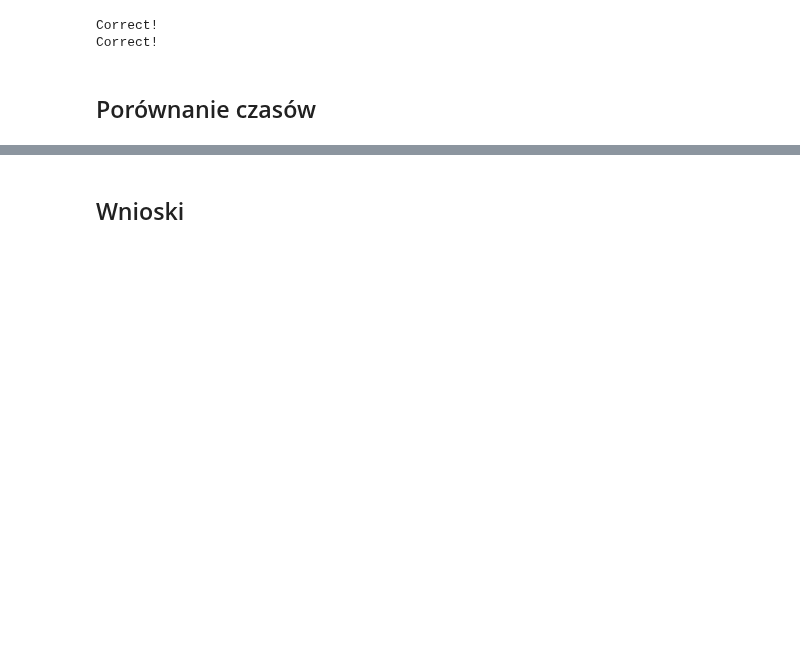
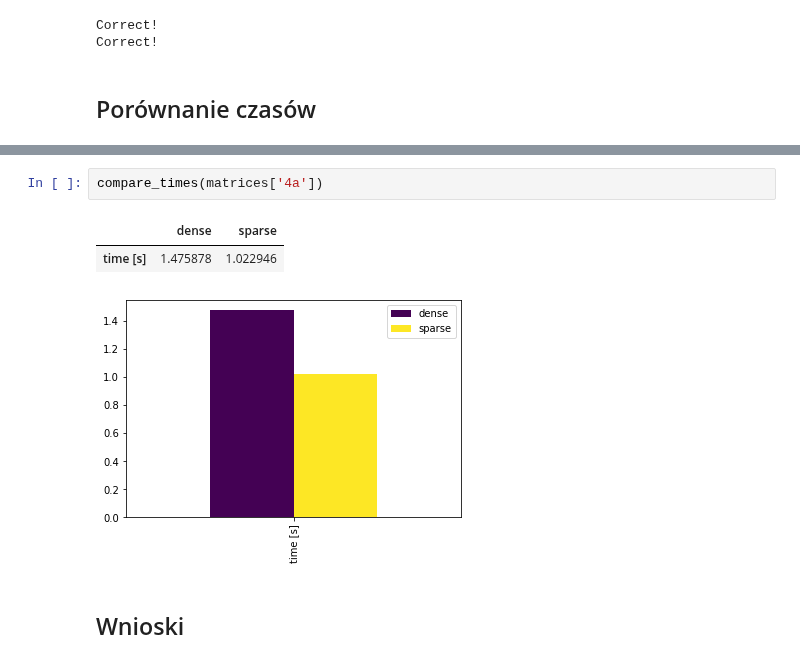
Before and after one commit to mhawryluk/matrix-algorithms, a Jupyter notebook: lab4/lab4.ipynb, the cells around one changed output, grey strips where cells are left out. Drawn from its saved outputs; the diff is of its cells as text; blank space fills up the shorter version.

```diff
--- a/lab4/lab4.ipynb
+++ b/lab4/lab4.ipynb
@@ -305,3 +335,9 @@ Correct!
+# %%
+compare_times(matrices['4a'])
+# %% [output]
+|  | dense | sparse |
+| time [s] | 1.475878 | 1.022946 |
+[figure, added]
 # %% [markdown]
 ## Wnioski
 # %% [markdown]
```
Also changed, not shown: parts of 9 cells of this notebook.
